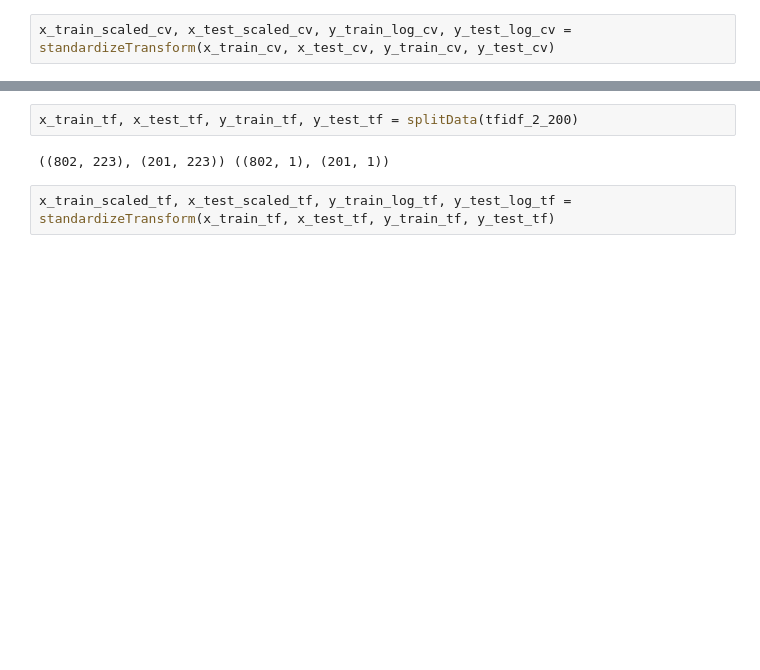
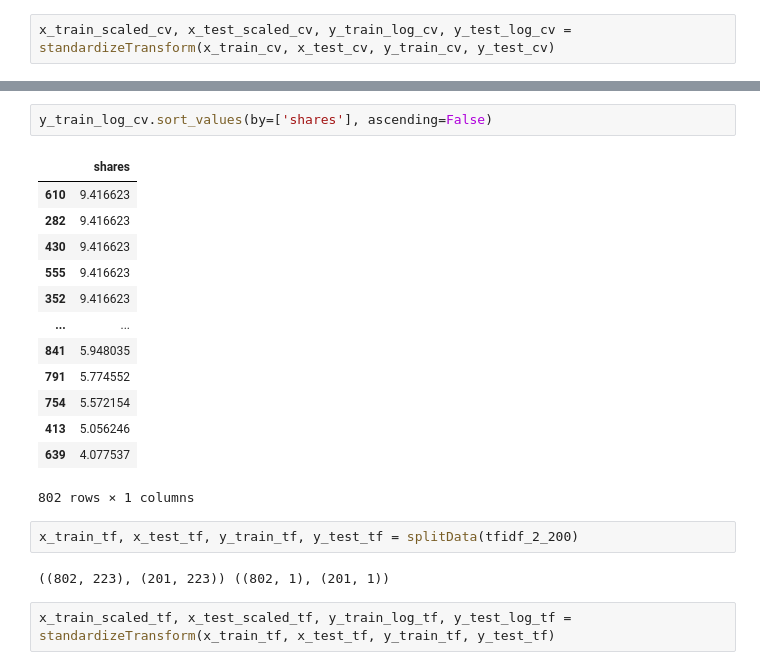
Before and after one commit to Thaps/ProjectPro, a Jupyter notebook: My Projects/ProjectPro/News_Article_Share_Prediction/Notebooks/Modelling.ipynb, the cells around one changed output, grey strips where cells are left out. Drawn from its saved outputs; the diff is of its cells as text; blank space fills up the shorter version.

```diff
--- a/My Projects/ProjectPro/News_Article_Share_Prediction/Notebooks/Modelling.ipynb
+++ b/My Projects/ProjectPro/News_Article_Share_Prediction/Notebooks/Modelling.ipynb
@@ -104,3 +161,19 @@ x_train_scaled_cv, x_test_scaled_cv, y_train_log_cv, y_test_log_cv = standardize
+# %%
+y_train_log_cv.sort_values(by=['shares'], ascending=False)
+# %% [output]
+|  | shares |
+| 610 | 9.416623 |
+| 282 | 9.416623 |
+| 430 | 9.416623 |
+| 555 | 9.416623 |
+| 352 | 9.416623 |
+| ... | ... |
+| 841 | 5.948035 |
+| 791 | 5.774552 |
+| 754 | 5.572154 |
+| 413 | 5.056246 |
+| 639 | 4.077537 |
+802 rows × 1 columns
 # %%
 x_train_tf, x_test_tf, y_train_tf, y_test_tf = splitData(tfidf_2_200)
 # %% [output]
```
Also changed, not shown: parts of 23 cells of this notebook.
